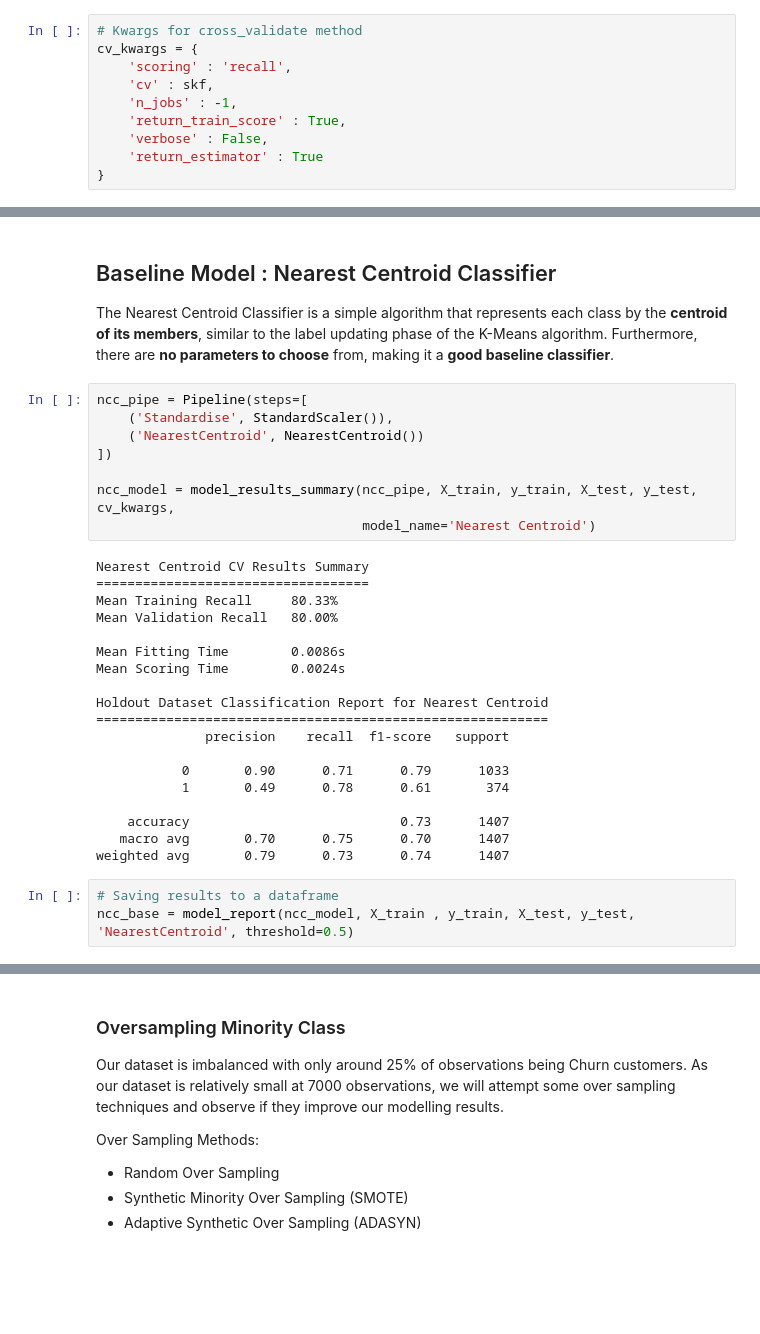
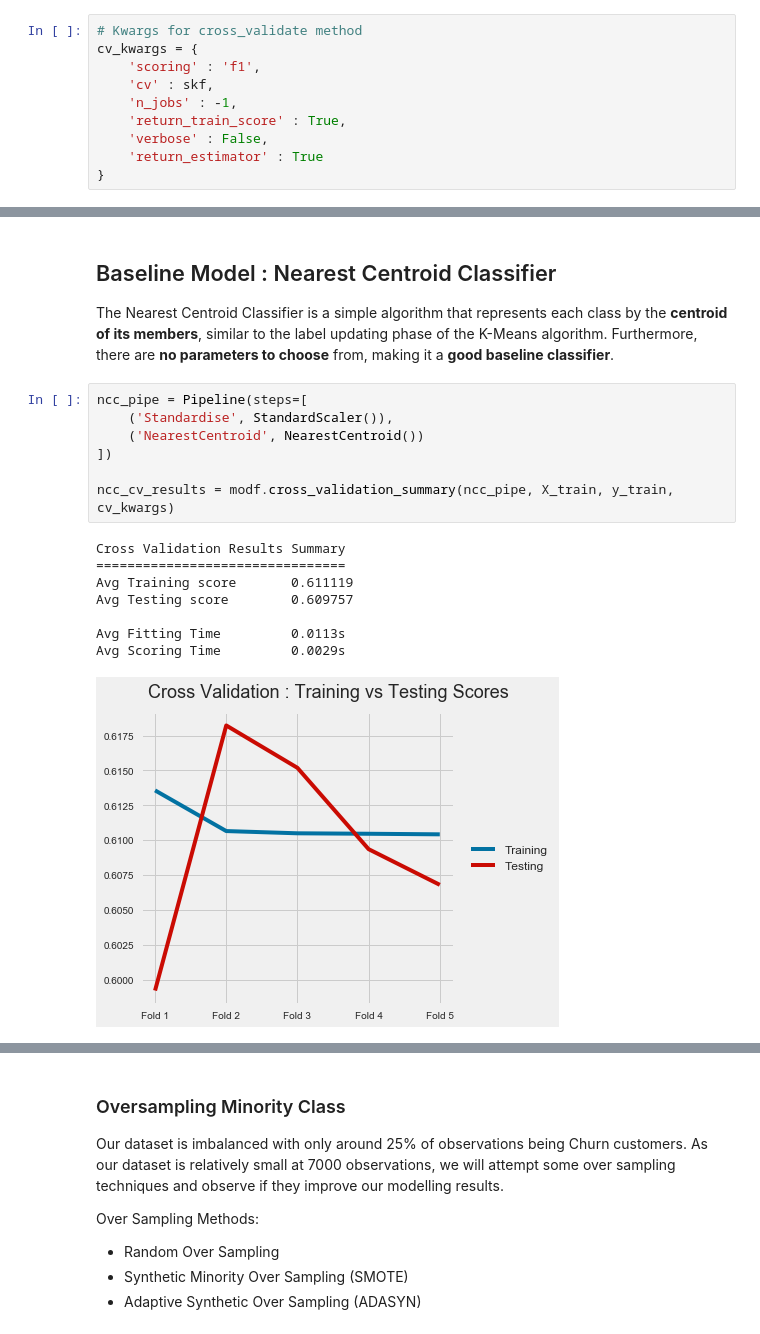
Before and after one commit to Joshuayeo95/Telco-Churn, a Jupyter notebook: modelling.ipynb, the cells around one changed output, grey strips where cells are left out. Cells and saved outputs as stored; diff of their text form; blank space fills up the shorter version.

```diff
--- a/modelling.ipynb
+++ b/modelling.ipynb
@@ -85,7 +91,7 @@ skf = StratifiedKFold(n_splits=5, shuffle=True, random_state=SEED)
 # %%
 # Kwargs for cross_validate method
 cv_kwargs = {
-    'scoring' : 'recall',
+    'scoring' : 'f1',
     'cv' : skf,
     'n_jobs' : -1,
     'return_train_score' : True,
@@ -238,30 +104,16 @@ The Nearest Centroid Classifier is a simple algorithm that represents each class
 # %%
 ncc_pipe = Pipeline(steps=[
     ('Standardise', StandardScaler()),
     ('NearestCentroid', NearestCentroid())
 ])
 
-ncc_model = model_results_summary(ncc_pipe, X_train, y_train, X_test, y_test, cv_kwargs,
-                                  model_name='Nearest Centroid')
+ncc_cv_results = modf.cross_validation_summary(ncc_pipe, X_train, y_train, cv_kwargs)
 # %% [output]
-Nearest Centroid CV Results Summary
-===================================
-Mean Training Recall     80.33%
-Mean Validation Recall   80.00%
+Cross Validation Results Summary
+================================
+Avg Training score       0.611119
+Avg Testing score        0.609757
 
-Mean Fitting Time        0.0086s
-Mean Scoring Time        0.0024s
-
-Holdout Dataset Classification Report for Nearest Centroid
-==========================================================
-              precision    recall  f1-score   support
-
-           0       0.90      0.71      0.79      1033
-           1       0.49      0.78      0.61       374
-
-    accuracy                           0.73      1407
-   macro avg       0.70      0.75      0.70      1407
-weighted avg       0.79      0.73      0.74      1407
+Avg Fitting Time         0.0113s
+Avg Scoring Time         0.0029s
+[figure, added]
-# %%
-# Saving results to a dataframe
-ncc_base = model_report(ncc_model, X_train , y_train, X_test, y_test, 'NearestCentroid', threshold=0.5)
```
Also changed, not shown: parts of 160 cells of this notebook.
